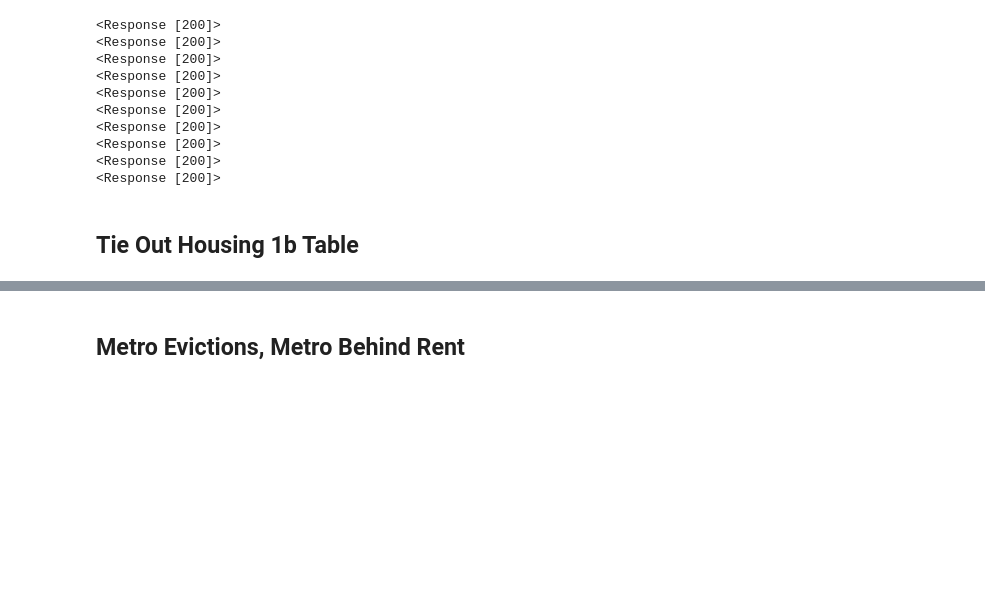
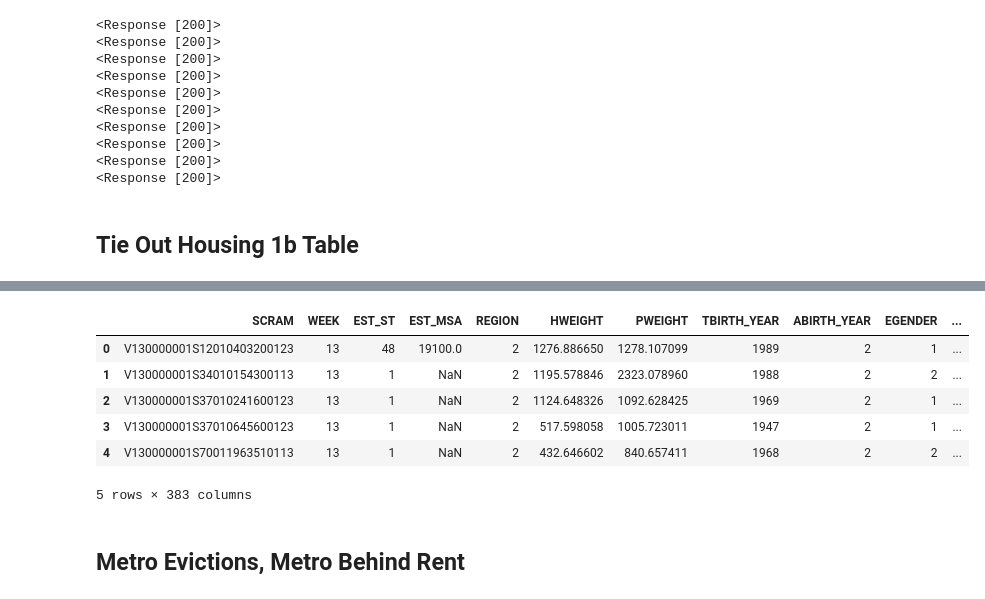
Before and after one commit to mansueto-institute/household-pulse, a Jupyter notebook: dev/exploration.ipynb, the cells around one changed output, grey strips where cells are left out. Drawn from its saved outputs; the diff is of its cells as text; code cells hidden in the pictures; blank space fills up the shorter version.

```diff
--- a/dev/exploration.ipynb
+++ b/dev/exploration.ipynb
@@ -124,3 +157,13 @@ df1['rent'] = df1.apply(lambda x: rents[x.RENTCUR] if x.RENTCUR>0 else 'remove',
+# %%
+df1.head()
+# %% [output]
+|  | SCRAM | WEEK | EST_ST | EST_MSA | REGION | HWEIGHT | PWEIGHT | TBIRTH_YEAR | ABIRTH_YEAR | EGENDER | ... |
+| 0 | V130000001S12010403200123 | 13 | 48 | 19100.0 | 2 | 1276.886650 | 1278.107099 | 1989 | 2 | 1 | ... |
+| 1 | V130000001S34010154300113 | 13 | 1 | NaN | 2 | 1195.578846 | 2323.078960 | 1988 | 2 | 2 | ... |
+| 2 | V130000001S37010241600123 | 13 | 1 | NaN | 2 | 1124.648326 | 1092.628425 | 1969 | 2 | 1 | ... |
+| 3 | V130000001S37010645600123 | 13 | 1 | NaN | 2 | 517.598058 | 1005.723011 | 1947 | 2 | 1 | ... |
+| 4 | V130000001S70011963510113 | 13 | 1 | NaN | 2 | 432.646602 | 840.657411 | 1968 | 2 | 2 | ... |
+5 rows × 383 columns
 # %% [markdown]
 ## Metro Evictions, Metro Behind Rent
 # %%
```
Also changed, not shown: parts of 9 cells of this notebook.
